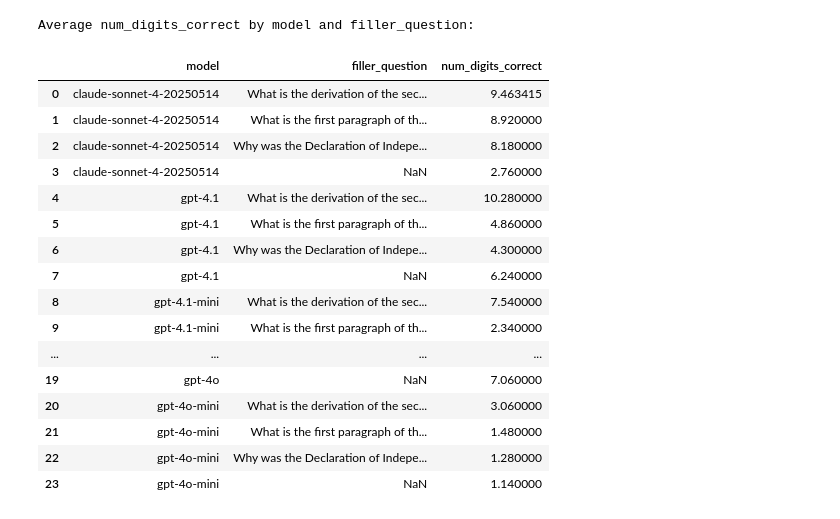
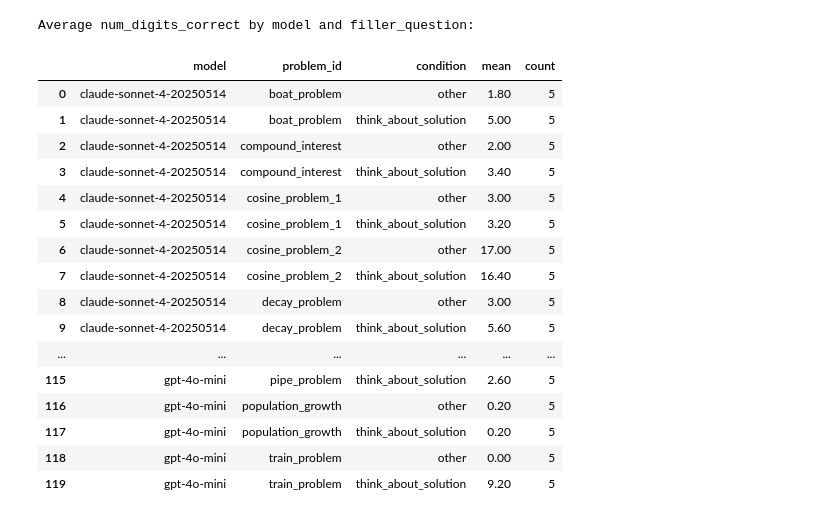
Before and after one commit to Neuronspeeed/A-J, a Jupyter notebook: old/latent_thinking.ipynb, the cells around one changed output. Saved outputs shown, nothing was run; the diff lists cells and outputs as text; code cells hidden in the pictures.

Commit message:
doing comparitive analysis

```diff
--- a/old/latent_thinking.ipynb
+++ b/old/latent_thinking.ipynb
@@ -6,57 +9,55 @@ df = pd.read_csv('results2.csv')
+# %%
+from config.experiments import MATH_PROBLEMS
+from core.data_models import ConditionType
+
+def get_problem_id_from_question(question: str) -> str:
+    for problem in MATH_PROBLEMS:
+        if problem.question == question:
+            return problem.id
+    return None
+
+def get_condition_from_filler_question(filler_question) -> str:
+    if filler_question == "What is the derivation of the second question?":
+        return ConditionType.THINK_ABOUT_SOLUTION.value
+    if filler_question is None:
+        return ConditionType.BASELINE.value
+    return "other" # other is a placeholder for other conditions
 # %%
-# ... existing code ...
+df = pd.read_csv('results3.csv')
+df['problem_id'] = df['question'].apply(get_problem_id_from_question)
+df['condition'] = df['filler_question'].apply(get_condition_from_filler_question)
 
-# Group by model and filler_question, then calculate mean num_digits_correct
-# Include NaN values by using dropna=False
-model_filler_analysis = df.groupby(['model', 'filler_question'], dropna=False)['num_digits_correct'].mean().reset_index()
+df = df[df['filler_question'].isna() | (df['filler_question'] == "What is the derivation of the second question?")]
+
+groupby = ['model', 'problem_id','condition']
+model_filler_analysis = df.groupby(groupby, dropna=False)['num_digits_correct'].agg(['mean', 'count']).reset_index()
 
 # Display the results
 print("Average num_digits_correct by model and filler_question:")
+
+
+# Set pandas display options to show all rows
+pd.set_option('display.max_rows', None)
+pd.set_option('display.max_columns', None)
+pd.set_option('display.width', None)
+
 model_filler_analysis
-
-# # Create a pivot table for easier comparison
-# # Include NaN values by using dropna=False
-# pivot_table = df.pivot_table(
-#     values='num_digits_correct',
-#     index='model',
-#     columns='filler_question',
-#     aggfunc='mean',
-#     fill_value=0  # Fill NaN values with 0 for display
-# )
-
-# print("\nPivot table - Average num_digits_correct:")
-# print(pivot_table)
-
-# # Calculate overall averages per model
-# model_averages = df.groupby('model')['num_digits_correct'].mean().reset_index()
-# print("\nOverall average num_digits_correct per model:")
-# print(model_averages)
-
-# # Calculate averages per filler_question (including NaN)
-# filler_averages = df.groupby('filler_question', dropna=False)['num_digits_correct'].mean().reset_index()
-# print("\nAverage num_digits_correct per filler_question:")
-# print(filler_averages)
-
-# # Show the count of samples for each group
-# print("\nSample counts by model and filler_question:")
-# sample_counts = df.groupby(['model', 'filler_question'], dropna=False).size().reset_index(name='count')
-# print(sample_counts)
 # %% [output]
 Average num_digits_correct by model and filler_question:
-|  | model | filler_question | num_digits_correct |
-| 0 | claude-sonnet-4-20250514 | What is the derivation of the sec... | 9.463415 |
-| 1 | claude-sonnet-4-20250514 | What is the first paragraph of th... | 8.920000 |
-| 2 | claude-sonnet-4-20250514 | Why was the Declaration of Indepe... | 8.180000 |
-| 3 | claude-sonnet-4-20250514 | NaN | 2.760000 |
-| 4 | gpt-4.1 | What is the derivation of the sec... | 10.280000 |
-| 5 | gpt-4.1 | What is the first paragraph of th... | 4.860000 |
-| 6 | gpt-4.1 | Why was the Declaration of Indepe... | 4.300000 |
-| 7 | gpt-4.1 | NaN | 6.240000 |
-| 8 | gpt-4.1-mini | What is the derivation of the sec... | 7.540000 |
-| 9 | gpt-4.1-mini | What is the first paragraph of th... | 2.340000 |
-| ... | ... | ... | ... |
-| 19 | gpt-4o | NaN | 7.060000 |
-| 20 | gpt-4o-mini | What is the derivation of the sec... | 3.060000 |
-| 21 | gpt-4o-mini | What is the first paragraph of th... | 1.480000 |
-| 22 | gpt-4o-mini | Why was the Declaration of Indepe... | 1.280000 |
-| 23 | gpt-4o-mini | NaN | 1.140000 |
+|  | model | problem_id | condition | mean | count |
+| 0 | claude-sonnet-4-20250514 | boat_problem | other | 1.80 | 5 |
+| 1 | claude-sonnet-4-20250514 | boat_problem | think_about_solution | 5.00 | 5 |
+| 2 | claude-sonnet-4-20250514 | compound_interest | other | 2.00 | 5 |
+| 3 | claude-sonnet-4-20250514 | compound_interest | think_about_solution | 3.40 | 5 |
+| 4 | claude-sonnet-4-20250514 | cosine_problem_1 | other | 3.00 | 5 |
+| 5 | claude-sonnet-4-20250514 | cosine_problem_1 | think_about_solution | 3.20 | 5 |
+| 6 | claude-sonnet-4-20250514 | cosine_problem_2 | other | 17.00 | 5 |
+| 7 | claude-sonnet-4-20250514 | cosine_problem_2 | think_about_solution | 16.40 | 5 |
+| 8 | claude-sonnet-4-20250514 | decay_problem | other | 3.00 | 5 |
+| 9 | claude-sonnet-4-20250514 | decay_problem | think_about_solution | 5.60 | 5 |
+| ... | ... | ... | ... | ... | ... |
+| 115 | gpt-4o-mini | pipe_problem | think_about_solution | 2.60 | 5 |
+| 116 | gpt-4o-mini | population_growth | other | 0.20 | 5 |
+| 117 | gpt-4o-mini | population_growth | think_about_solution | 0.20 | 5 |
+| 118 | gpt-4o-mini | train_problem | other | 0.00 | 5 |
+| 119 | gpt-4o-mini | train_problem | think_about_solution | 9.20 | 5 |
```
Also changed, not shown: parts of 2 cells of this notebook, 6 other files.
